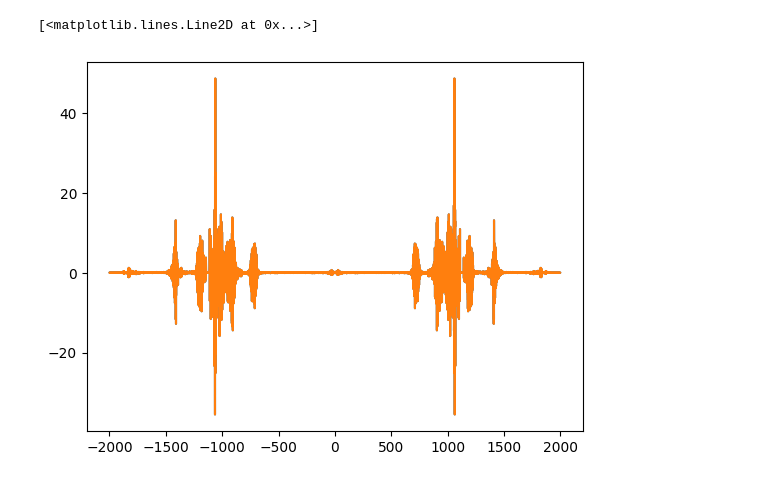
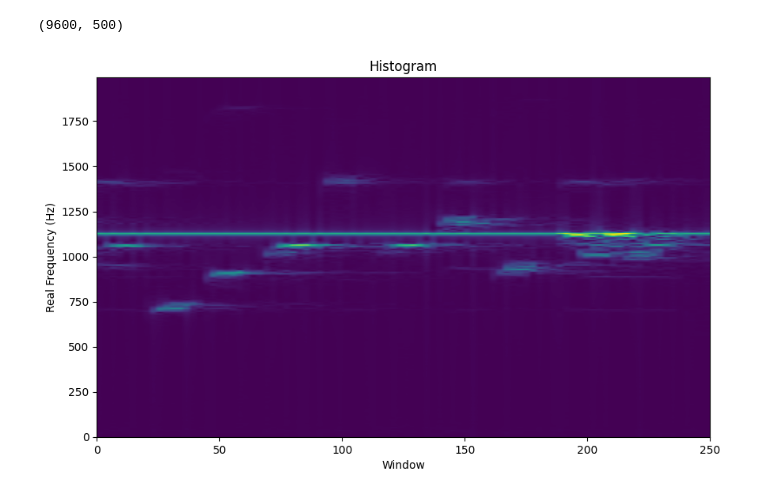
Before and after one commit to Hadartalisr/ImageProcessing, a Jupyter notebook: Ex2/Ex2.ipynb, the cells around one changed output. Saved outputs shown, nothing was run; the diff lists cells and outputs as text; code cells hidden in the pictures.

```diff
--- a/Ex2/Ex2.ipynb
+++ b/Ex2/Ex2.ipynb
@@ -85,9 +137,3 @@ frequency_range_to_filter = get_frequency_range_to_filter(frequencies_to_filter,
 filtered_signal_dft = get_filtered_signal_dft(signal_dft, frequency, frequency_range_to_filter)
 filtered_signal = get_signal(filtered_signal_dft)
 write_wav_file('./assets/q1-filtered.wav', fs, np.real(filtered_signal))
-# %%
-plt.plot(frequency, filtered_signal_dft)
-plt.plot(frequency, signal_dft)
-# %% [output]
-[<matplotlib.lines.Line2D at 0x...>]
-[figure, removed]
@@ -93,0 +167,45 @@ plt.plot(frequency, signal_dft)
+# %%
+(fs, signal) = read_raw_y('./assets/q1.wav')
+signal_dft, frequency = get_dft_and_frequencies(signal, fs)
+window_size = 500
+window_step = 100
+windows_dfts, windows_indices, windows_frequency = get_windows_dft_and_frequency(signal, fs, window_size=window_size, window_step=window_step)
+weighted_dft = triangle_weighted_dfts_by_index(windows_dfts, windows_indices)
+reconstructed_signal = reconstruct_signal(weighted_dft, windows_frequency)
+write_wav_file('./assets/reconstructed_signal-q1.wav', fs, reconstructed_signal / 244.84790299459766)
+
+
+windows_dfts_for_im = np.abs(weighted_dft[:,:math.ceil(len(weighted_dft[0])/2) ])
+windows_frequency_pos = windows_frequency[:math.ceil(len(windows_frequency) / 2)]
+windows_dfts_for_im_transposed = windows_dfts_for_im.T
+
+fig_size = (10, 6)  # Adjust the width and height as needed
+plt.figure(figsize=fig_size)
+plt.imshow(windows_dfts_for_im_transposed, cmap='viridis', extent=[0, len(windows_dfts_for_im_transposed[0]), windows_frequency_pos[-1], windows_frequency_pos[0]])
+plt.title('Histogram')
+plt.xlabel('Window')
+plt.ylabel('Real Frequency (Hz)')
+plt.gca().invert_yaxis()
+plt.gca().set_aspect( 100/ (len(windows_dfts_for_im_transposed[0]) / len(windows_frequency_pos  )))
+plt.show()
+# %%
+weighted_dft.shape
+# %% [output]
+(9600, 500)
+# %%
+
+windows_dfts_for_im = np.abs(windows_dfts[:,:math.ceil(len(windows_dfts[0])/2) ])
+windows_frequency_pos = windows_frequency[:math.ceil(len(windows_frequency) / 2)]
+windows_dfts_for_im_transposed = windows_dfts_for_im.T
+
+fig_size = (10, 6)  # Adjust the width and height as needed
+plt.figure(figsize=fig_size)
+plt.imshow(windows_dfts_for_im_transposed, cmap='viridis', extent=[0, len(windows_dfts_for_im_transposed), windows_frequency_pos[-1], windows_frequency_pos[0]])
+plt.title('Histogram')
+plt.xlabel('Window')
+plt.ylabel('Real Frequency (Hz)')
+plt.gca().invert_yaxis()
+plt.gca().set_aspect((len(windows_dfts_for_im_transposed[0]) / len(windows_frequency_pos)) / 5)
+plt.show()
+# %% [output]
+[figure, added]
```
Also changed, not shown: parts of 8 cells of this notebook, 6 other files.
